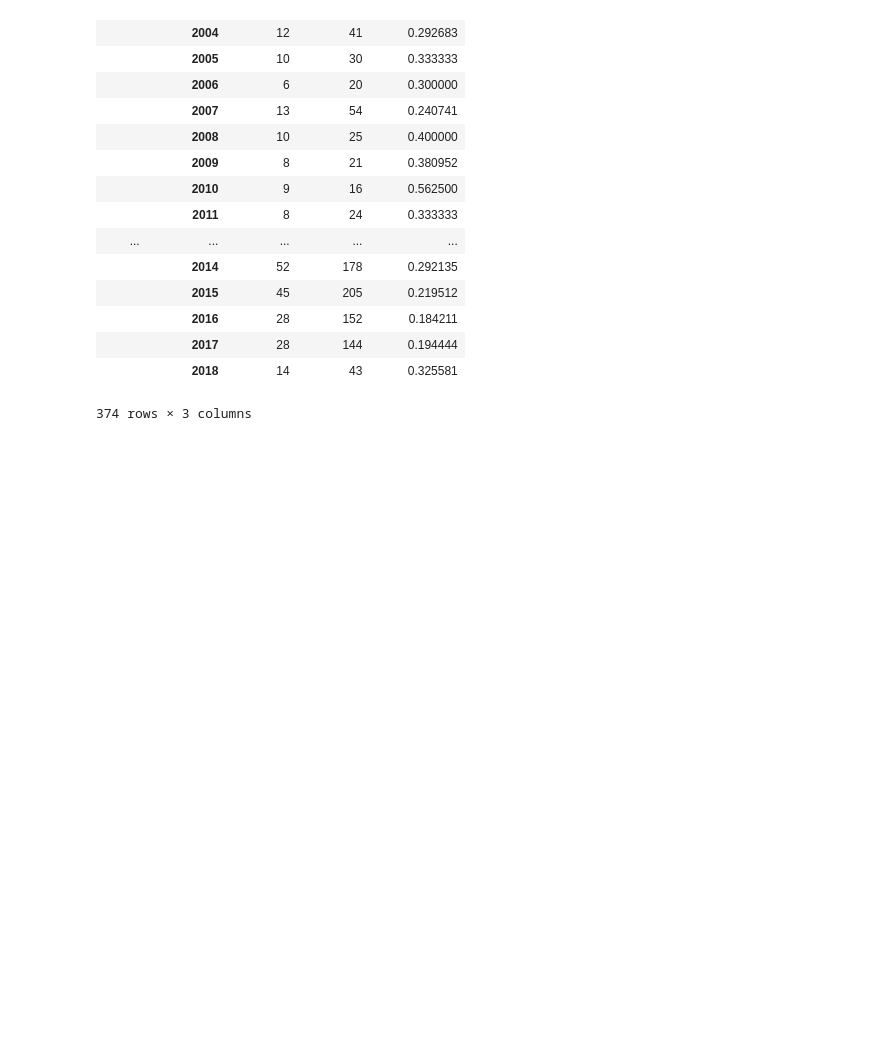
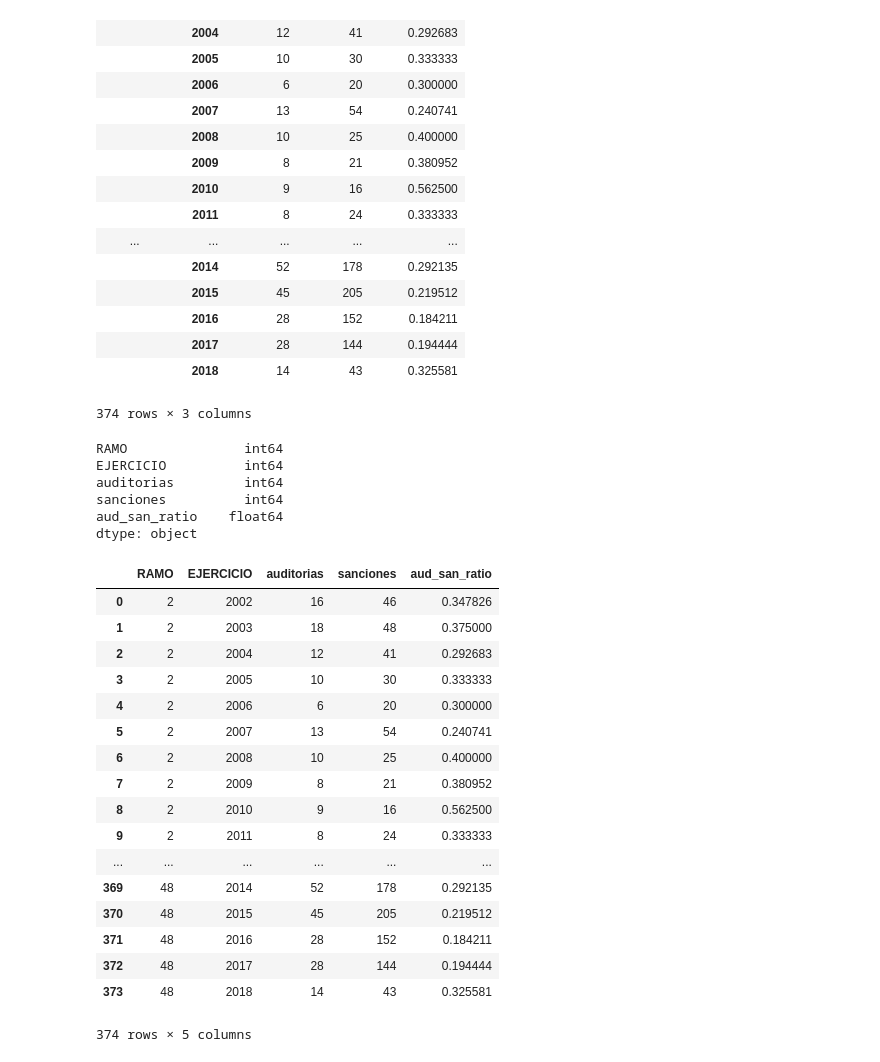
Before and after one commit to MarianaJMtz/ETL_Project, a Jupyter notebook: AUDITORIAS-SANCIONES_TABLA.ipynb, the cells around one changed output. Saved outputs shown, nothing was run; the diff lists cells and outputs as text; code cells hidden in the pictures; blank space fills up the shorter version.

Commit message:
Corrected Index Error

```diff
--- a/AUDITORIAS-SANCIONES_TABLA.ipynb
+++ b/AUDITORIAS-SANCIONES_TABLA.ipynb
@@ -47,3 +47,34 @@ auditorias_sanciones
 |  | 2017 | 28 | 144 | 0.194444 |
 |  | 2018 | 14 | 43 | 0.325581 |
 374 rows × 3 columns
+# %%
+auditorias_sanciones = auditorias_sanciones.reset_index()
+auditorias_sanciones.dtypes
+# %% [output]
+RAMO               int64
+EJERCICIO          int64
+auditorias         int64
+sanciones          int64
+aud_san_ratio    float64
+dtype: object
+# %%
+auditorias_sanciones
+# %% [output]
+|  | RAMO | EJERCICIO | auditorias | sanciones | aud_san_ratio |
+| 0 | 2 | 2002 | 16 | 46 | 0.347826 |
+| 1 | 2 | 2003 | 18 | 48 | 0.375000 |
+| 2 | 2 | 2004 | 12 | 41 | 0.292683 |
+| 3 | 2 | 2005 | 10 | 30 | 0.333333 |
+| 4 | 2 | 2006 | 6 | 20 | 0.300000 |
+| 5 | 2 | 2007 | 13 | 54 | 0.240741 |
+| 6 | 2 | 2008 | 10 | 25 | 0.400000 |
+| 7 | 2 | 2009 | 8 | 21 | 0.380952 |
+| 8 | 2 | 2010 | 9 | 16 | 0.562500 |
+| 9 | 2 | 2011 | 8 | 24 | 0.333333 |
+| ... | ... | ... | ... | ... | ... |
+| 369 | 48 | 2014 | 52 | 178 | 0.292135 |
+| 370 | 48 | 2015 | 45 | 205 | 0.219512 |
+| 371 | 48 | 2016 | 28 | 152 | 0.184211 |
+| 372 | 48 | 2017 | 28 | 144 | 0.194444 |
+| 373 | 48 | 2018 | 14 | 43 | 0.325581 |
+374 rows × 5 columns
```
Also changed, not shown: 1 other file.
